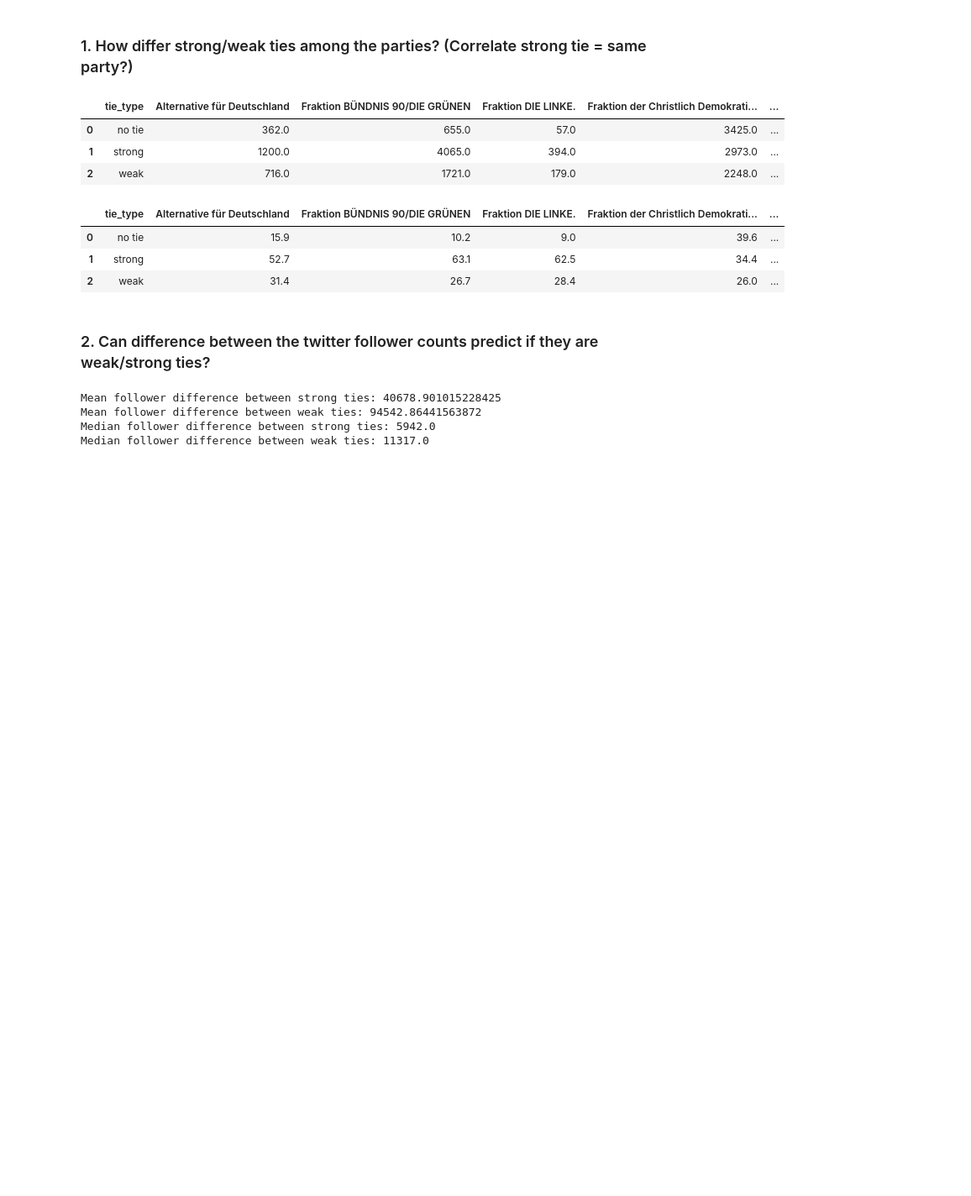
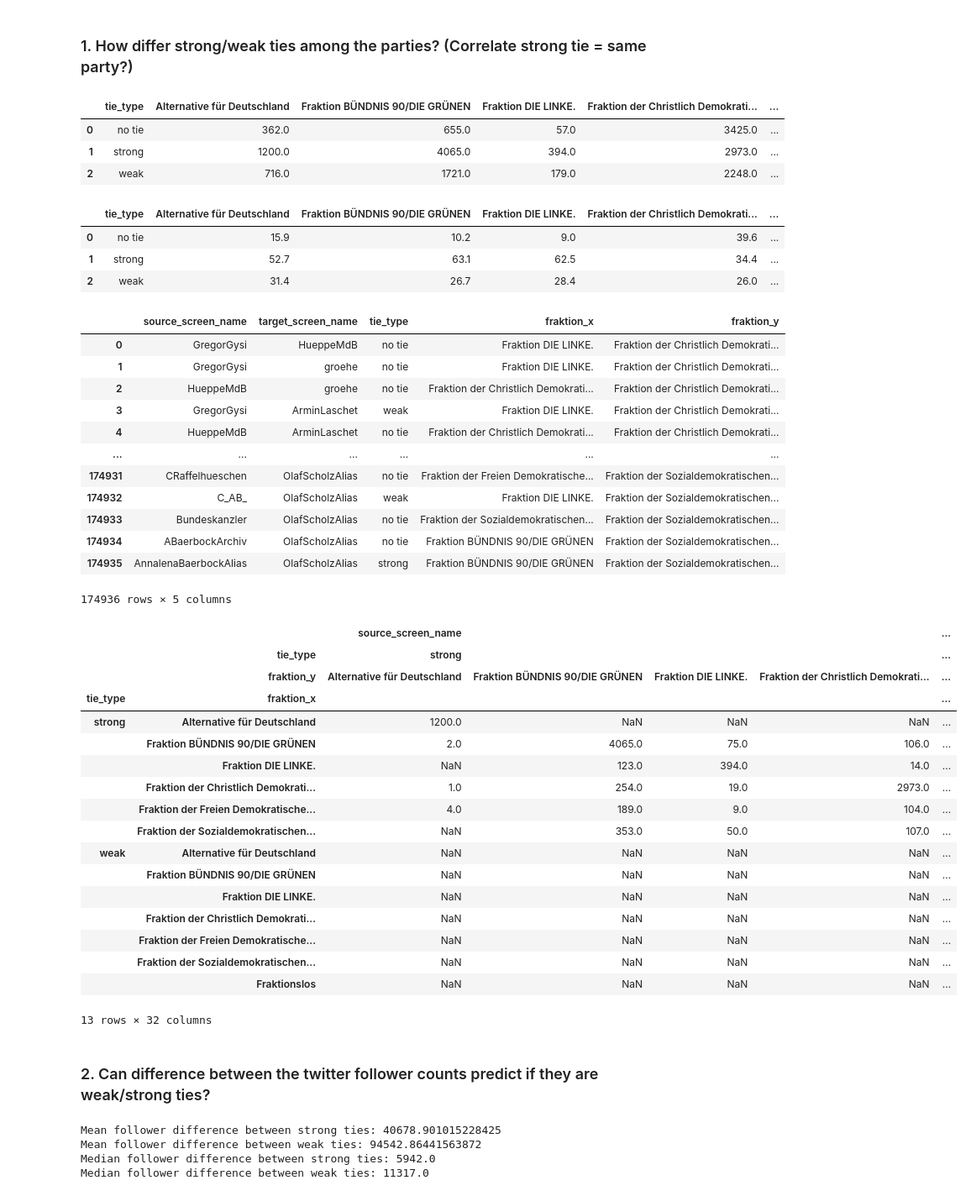
Before and after one commit to lucashoeft/Content-Sharing, a Jupyter notebook: data-analysis/friendships_analysis.ipynb, the cells around one changed output. Shown at 84% size. Saved outputs shown, nothing was run; the diff lists cells and outputs as text; code cells hidden in the pictures; blank space fills up the shorter version.

```diff
--- a/data-analysis/friendships_analysis.ipynb
+++ b/data-analysis/friendships_analysis.ipynb
@@ -45,6 +45,45 @@ display(same_fraction_pivot)
 | 0 | no tie | 15.9 | 10.2 | 9.0 | 39.6 | ... |
 | 1 | strong | 52.7 | 63.1 | 62.5 | 34.4 | ... |
 | 2 | weak | 31.4 | 26.7 | 28.4 | 26.0 | ... |
+# %%
+display(tie_evaluation_fraction)
+
+tie_evaluation_fraction1 = tie_evaluation_fraction[tie_evaluation_fraction['tie_type'] != "no tie"]
+
+party_pivot = pd.pivot_table(tie_evaluation_fraction1, index=['tie_type', 'fraktion_x'], columns=['tie_type', 'fraktion_y'] , values=['tie_type'], aggfunc='count')
+display(party_pivot)
+# %% [output]
+|  | source_screen_name | target_screen_name | tie_type | fraktion_x | fraktion_y |
+| 0 | GregorGysi | HueppeMdB | no tie | Fraktion DIE LINKE. | Fraktion der Christlich Demokrati... |
+| 1 | GregorGysi | groehe | no tie | Fraktion DIE LINKE. | Fraktion der Christlich Demokrati... |
+| 2 | HueppeMdB | groehe | no tie | Fraktion der Christlich Demokrati... | Fraktion der Christlich Demokrati... |
+| 3 | GregorGysi | ArminLaschet | weak | Fraktion DIE LINKE. | Fraktion der Christlich Demokrati... |
+| 4 | HueppeMdB | ArminLaschet | no tie | Fraktion der Christlich Demokrati... | Fraktion der Christlich Demokrati... |
+| ... | ... | ... | ... | ... | ... |
+| 174931 | CRaffelhueschen | OlafScholzAlias | no tie | Fraktion der Freien Demokratische... | Fraktion der Sozialdemokratischen... |
+| 174932 | C_AB_ | OlafScholzAlias | weak | Fraktion DIE LINKE. | Fraktion der Sozialdemokratischen... |
+| 174933 | Bundeskanzler | OlafScholzAlias | no tie | Fraktion der Sozialdemokratischen... | Fraktion der Sozialdemokratischen... |
+| 174934 | ABaerbockArchiv | OlafScholzAlias | no tie | Fraktion BÜNDNIS 90/DIE GRÜNEN | Fraktion der Sozialdemokratischen... |
+| 174935 | AnnalenaBaerbockAlias | OlafScholzAlias | strong | Fraktion BÜNDNIS 90/DIE GRÜNEN | Fraktion der Sozialdemokratischen... |
+174936 rows × 5 columns
+|  |  | source_screen_name |  |  |  | ... |
+|  | tie_type | strong |  |  |  | ... |
+|  | fraktion_y | Alternative für Deutschland | Fraktion BÜNDNIS 90/DIE GRÜNEN | Fraktion DIE LINKE. | Fraktion der Christlich Demokrati... | ... |
+| tie_type | fraktion_x |  |  |  |  | ... |
+| strong | Alternative für Deutschland | 1200.0 | NaN | NaN | NaN | ... |
+|  | Fraktion BÜNDNIS 90/DIE GRÜNEN | 2.0 | 4065.0 | 75.0 | 106.0 | ... |
+|  | Fraktion DIE LINKE. | NaN | 123.0 | 394.0 | 14.0 | ... |
+|  | Fraktion der Christlich Demokrati... | 1.0 | 254.0 | 19.0 | 2973.0 | ... |
+|  | Fraktion der Freien Demokratische... | 4.0 | 189.0 | 9.0 | 104.0 | ... |
+|  | Fraktion der Sozialdemokratischen... | NaN | 353.0 | 50.0 | 107.0 | ... |
+| weak | Alternative für Deutschland | NaN | NaN | NaN | NaN | ... |
+|  | Fraktion BÜNDNIS 90/DIE GRÜNEN | NaN | NaN | NaN | NaN | ... |
+|  | Fraktion DIE LINKE. | NaN | NaN | NaN | NaN | ... |
+|  | Fraktion der Christlich Demokrati... | NaN | NaN | NaN | NaN | ... |
+|  | Fraktion der Freien Demokratische... | NaN | NaN | NaN | NaN | ... |
+|  | Fraktion der Sozialdemokratischen... | NaN | NaN | NaN | NaN | ... |
+|  | Fraktionslos | NaN | NaN | NaN | NaN | ... |
+13 rows × 32 columns
 # %% [markdown]
 ### 2. Can difference between the twitter follower counts predict if they are weak/strong ties?
 # %%
```
Also changed, not shown: 4 other files.
